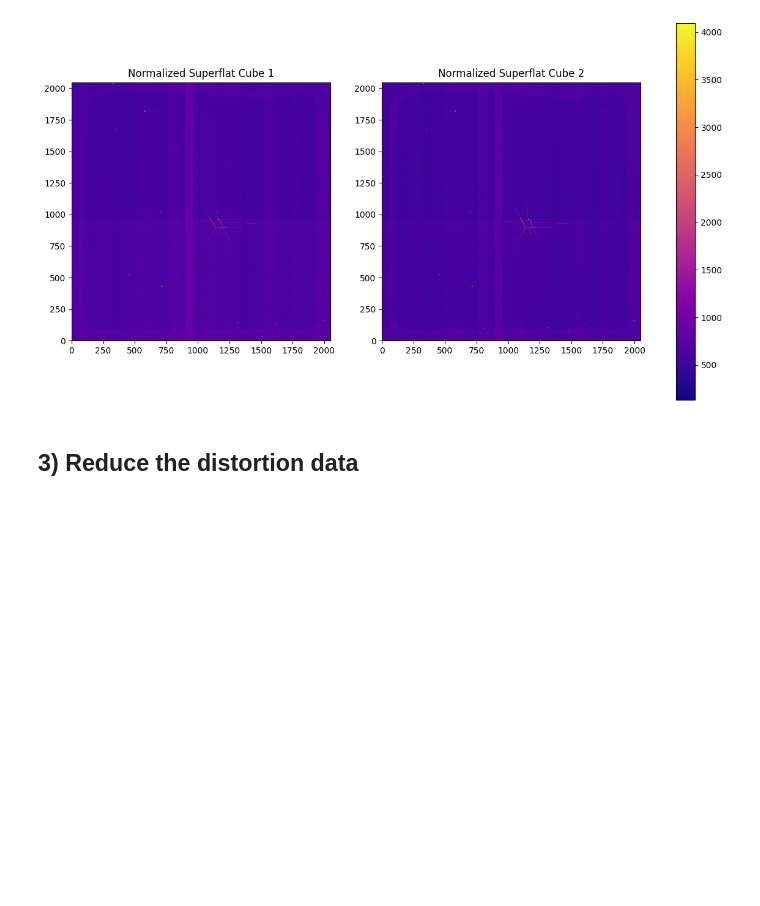
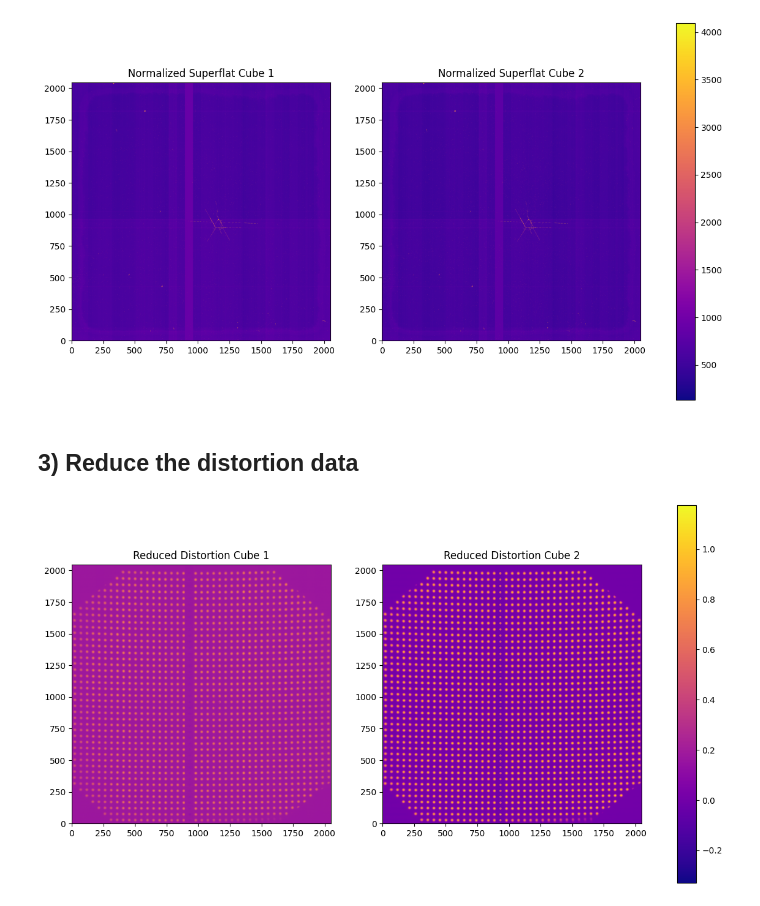
Before and after one commit to thomasnguyen21/LBTI_Summer2026, a Jupyter notebook: lbti.ipynb, the cells around one changed output. Drawn from its saved outputs; the diff is of its cells as text; code cells hidden in the pictures; blank space fills up the shorter version.

```diff
--- a/lbti.ipynb
+++ b/lbti.ipynb
@@ -1022,3 +1021,18 @@ for f in distortion_filenames:
     reduced_distortion_hdu = fits.PrimaryHDU(data=reduced_distortion, header=reduced_distortion_hdr)
     output_filename = "distortion\\reduced_distortions\\reduced_" + f.split("\\")[-1]
     reduced_distortion_hdu.writeto(output_filename, overwrite=True)
+# %%
+# Plot the first reduced distortion image to check for any anomalies
+reduced_distortion_imagedata = fits.getdata("distortion/reduced_distortions/reduced_lm_260429_000001.fits")
+reduced_distortion_imageheaders = fits.getheader("distortion/reduced_distortions/reduced_lm_260429_000001.fits")
+
+fig, axes = plt.subplots(1, 2, figsize=(15, 10))
+for i in range (reduced_distortion_imagedata.shape[0]):
+    im = axes[i].imshow(reduced_distortion_imagedata[i, :, :], origin="lower", cmap="plasma")
+    axes[i].set_title(f"Reduced Distortion Cube {i+1}", size=12)
+
+# Show the colorbar for the reduced distortion image
+fig.colorbar(im, ax=axes.ravel().tolist(),shrink=0.8)
+plt.show()
+# %% [output]
+[figure, added]
```
Also changed, not shown: parts of 1 cell of this notebook.
